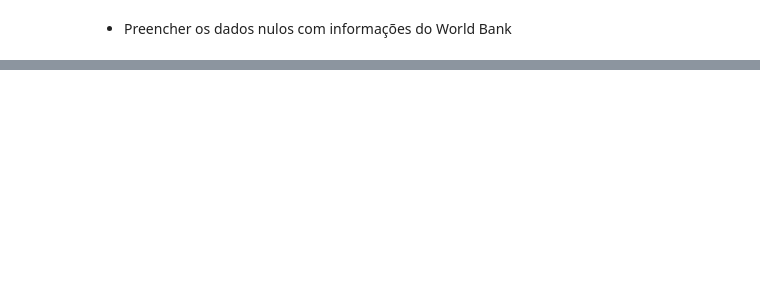
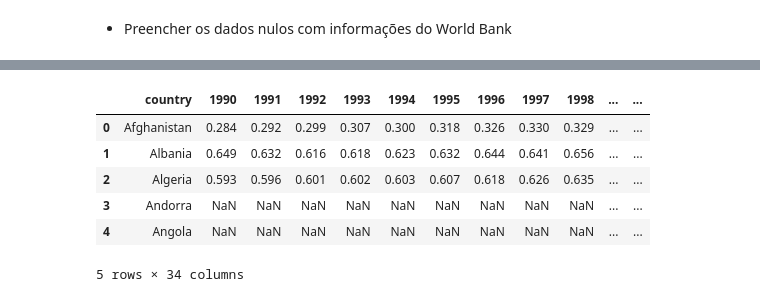
Before and after one commit to Rabittencourt/suicide_rate, a Jupyter notebook: notebook.ipynb, the cells around one changed output, grey strips where cells are left out. Saved outputs shown, nothing was run; the diff lists cells and outputs as text; code cells hidden in the pictures; blank space fills up the shorter version.

```diff
--- a/notebook.ipynb
+++ b/notebook.ipynb
@@ -154,0 +166,14 @@ for index, row in df[df['HDI for year'].isnull()].iterrows():
+# %%
+hdr_dropped = hdr.drop(columns=['hdicode','region','hdi_rank_2022','iso3'])
+hdr_final = hdr_dropped.drop(hdr_dropped.columns[34:],axis=1)
+hdr_final.columns = hdr_final.columns.str.replace('hdi_','',regex=False)
+hdr_final.reset_index()
+hdr_final.head()
+# %% [output]
+|  | country | 1990 | 1991 | 1992 | 1993 | 1994 | 1995 | 1996 | 1997 | 1998 | ... | ... |
+| 0 | Afghanistan | 0.284 | 0.292 | 0.299 | 0.307 | 0.300 | 0.318 | 0.326 | 0.330 | 0.329 | ... | ... |
+| 1 | Albania | 0.649 | 0.632 | 0.616 | 0.618 | 0.623 | 0.632 | 0.644 | 0.641 | 0.656 | ... | ... |
+| 2 | Algeria | 0.593 | 0.596 | 0.601 | 0.602 | 0.603 | 0.607 | 0.618 | 0.626 | 0.635 | ... | ... |
+| 3 | Andorra | NaN | NaN | NaN | NaN | NaN | NaN | NaN | NaN | NaN | ... | ... |
+| 4 | Angola | NaN | NaN | NaN | NaN | NaN | NaN | NaN | NaN | NaN | ... | ... |
+5 rows × 34 columns
```
Also changed, not shown: parts of 5 cells of this notebook, 1 other file.
